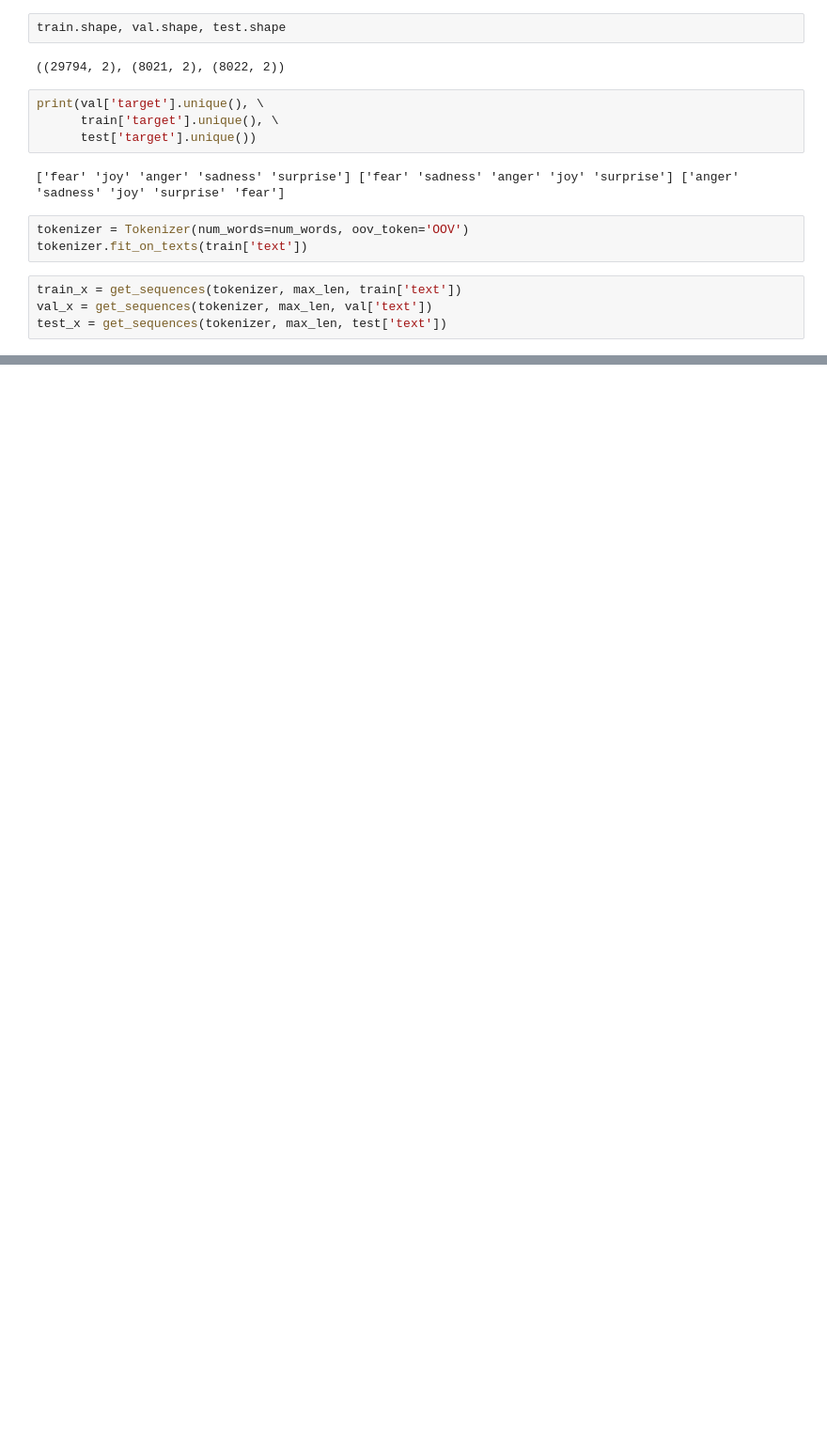
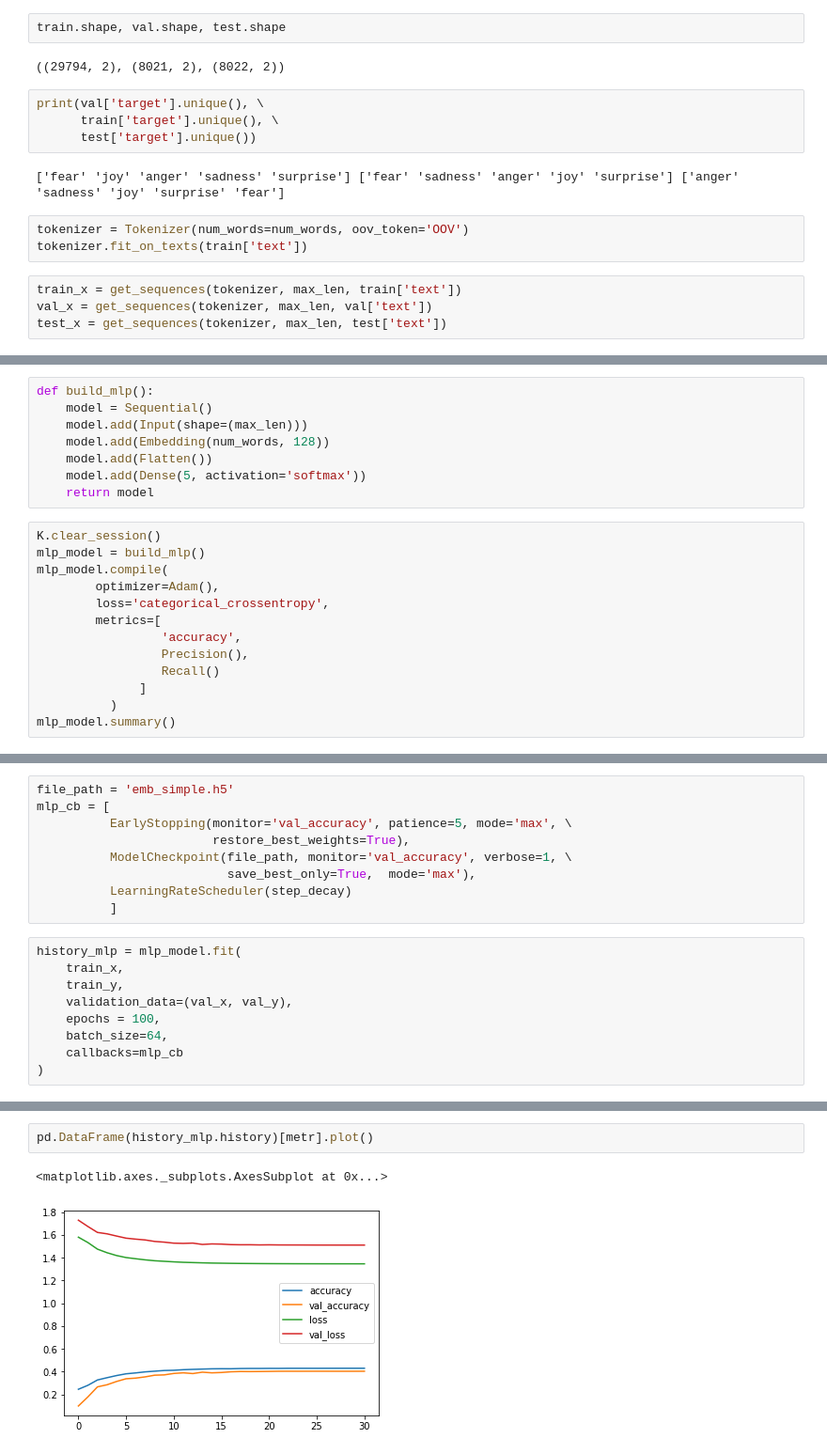
Before and after one commit to ppkgtmm/emotion, a Jupyter notebook: emo.ipynb, the cells around one changed output, grey strips where cells are left out. Shown: that part at 94% size. Saved outputs shown, nothing was run; the diff lists cells and outputs as text; blank space fills up the shorter version.

```diff
--- a/emo.ipynb
+++ b/emo.ipynb
@@ -108,0 +114,21 @@ Class=surprise, n=16000 (23.359%)
+# %%
+def build_mlp():
+    model = Sequential()
+    model.add(Input(shape=(max_len)))
+    model.add(Embedding(num_words, 128))
+    model.add(Flatten())
+    model.add(Dense(5, activation='softmax'))
+    return model
+# %%
+K.clear_session()
+mlp_model = build_mlp()
+mlp_model.compile(
+        optimizer=Adam(),
+        loss='categorical_crossentropy',
+        metrics=[
+                 'accuracy',
+                 Precision(),
+                 Recall()
+              ]
+          )
+mlp_model.summary()
@@ -108,0 +150,18 @@ Class=surprise, n=16000 (23.359%)
+# %%
+file_path = 'emb_simple.h5'
+mlp_cb = [
+          EarlyStopping(monitor='val_accuracy', patience=5, mode='max', \
+                        restore_best_weights=True),
+          ModelCheckpoint(file_path, monitor='val_accuracy', verbose=1, \
+                          save_best_only=True,  mode='max'),
+          LearningRateScheduler(step_decay)
+          ]
+# %%
+history_mlp = mlp_model.fit(
+    train_x,
+    train_y,
+    validation_data=(val_x, val_y),
+    epochs = 100,
+    batch_size=64,
+    callbacks=mlp_cb
+)
@@ -108,0 +186,5 @@ Class=surprise, n=16000 (23.359%)
+# %%
+pd.DataFrame(history_mlp.history)[metr].plot()
+# %% [output]
+<matplotlib.axes._subplots.AxesSubplot at 0x...>
+[figure, added]
```
Also changed, not shown: parts of 9 cells of this notebook.
